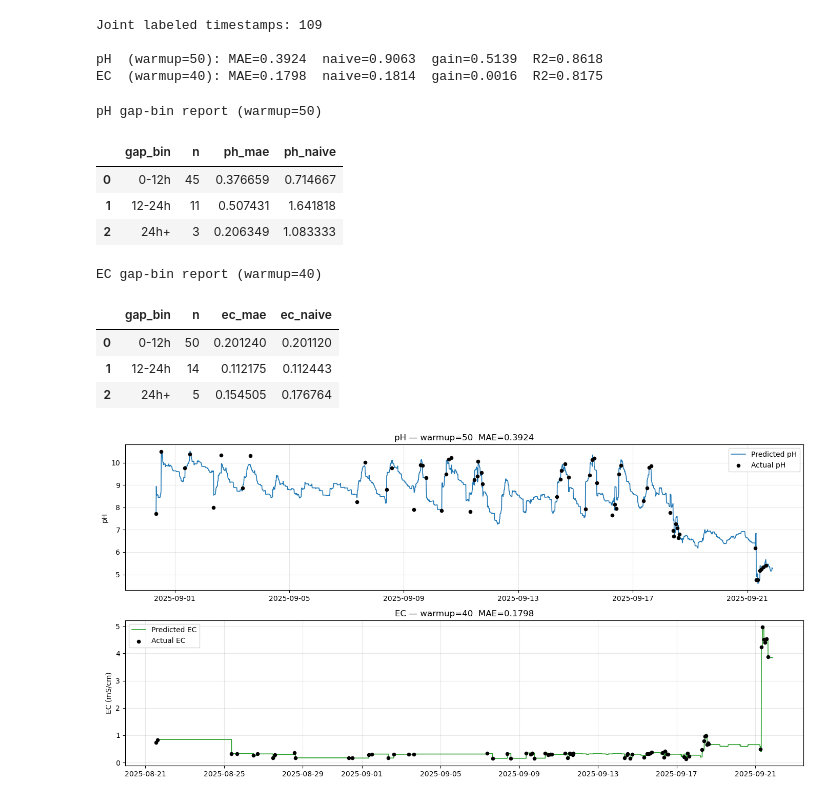
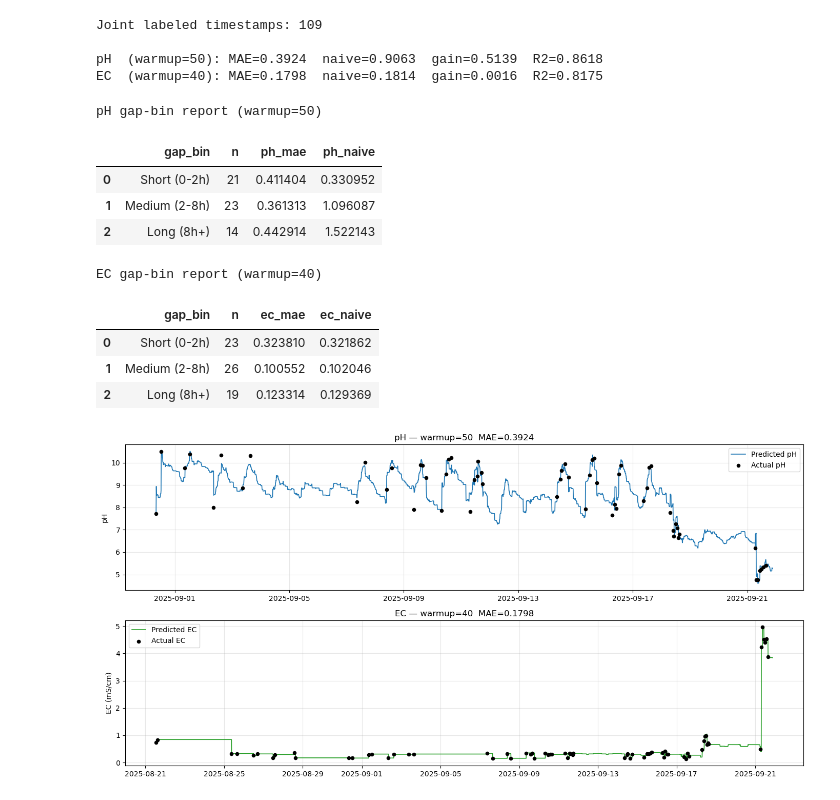
Before and after one commit to EliyahuEden/Predictive_Modeling_Of_Rootzone_Variables_Using_Greenhouse_Data, a Jupyter notebook: scripts/Rootzone_V4_History_Features.ipynb, the cells around one changed output. Saved outputs shown, nothing was run; the diff lists cells and outputs as text; code cells hidden in the pictures.

```diff
--- a/scripts/Rootzone_V4_History_Features.ipynb
+++ b/scripts/Rootzone_V4_History_Features.ipynb
@@ -803,41 +803,41 @@ EC  (warmup=40): MAE=0.1798  naive=0.1814  gain=0.0016  R2=0.8175
 # %%
 # ==========================================
 # 6. Gap-Bin Error Report
 # ==========================================
 def gap_bin_report_single(ev, target):
     pred_col  = f'{target}_pred'
     true_col  = f'{target}_true'
     naive_col = f'{target}_naive'
     ev = ev.copy()
-    ev['gap_bin'] = pd.cut(ev['gap_hours'], [-np.inf, 12, 24, np.inf], labels=['0-12h', '12-24h', '24h+'])
+    ev['gap_bin'] = pd.cut(ev['gap_hours'], [0, 2, 8, np.inf], labels=["Short (0-2h)", "Medium (2-8h)", "Long (8h+)"])
     out = []
     for gb, g in ev.groupby('gap_bin', observed=False):
         if len(g) == 0:
             continue
         out.append({
             'gap_bin': str(gb),
             'n': len(g),
             f'{target}_mae':   round(g[pred_col].sub(g[true_col]).abs().mean(), 6),
             f'{target}_naive': round(g[naive_col].sub(g[true_col]).abs().mean(), 6),
         })
     return pd.DataFrame(out)
 
 print(f'pH gap-bin report (warmup={WARMUP_PH})')
 display(gap_bin_report_single(ev_ph, 'ph'))
 
 print(f'\nEC gap-bin report (warmup={WARMUP_EC})')
 display(gap_bin_report_single(ev_ec, 'ec'))
 # %% [output]
 pH gap-bin report (warmup=50)
 |  | gap_bin | n | ph_mae | ph_naive |
-| 0 | 0-12h | 45 | 0.376659 | 0.714667 |
-| 1 | 12-24h | 11 | 0.507431 | 1.641818 |
-| 2 | 24h+ | 3 | 0.206349 | 1.083333 |
+| 0 | Short (0-2h) | 21 | 0.411404 | 0.330952 |
+| 1 | Medium (2-8h) | 23 | 0.361313 | 1.096087 |
+| 2 | Long (8h+) | 14 | 0.442914 | 1.522143 |
 EC gap-bin report (warmup=40)
 |  | gap_bin | n | ec_mae | ec_naive |
-| 0 | 0-12h | 50 | 0.201240 | 0.201120 |
-| 1 | 12-24h | 14 | 0.112175 | 0.112443 |
-| 2 | 24h+ | 5 | 0.154505 | 0.176764 |
+| 0 | Short (0-2h) | 23 | 0.323810 | 0.321862 |
+| 1 | Medium (2-8h) | 26 | 0.100552 | 0.102046 |
+| 2 | Long (8h+) | 19 | 0.123314 | 0.129369 |
 # %%
 # ==========================================
 # 7. Predicted vs Actual Time Series
```
Also changed, not shown: 3 other files.
